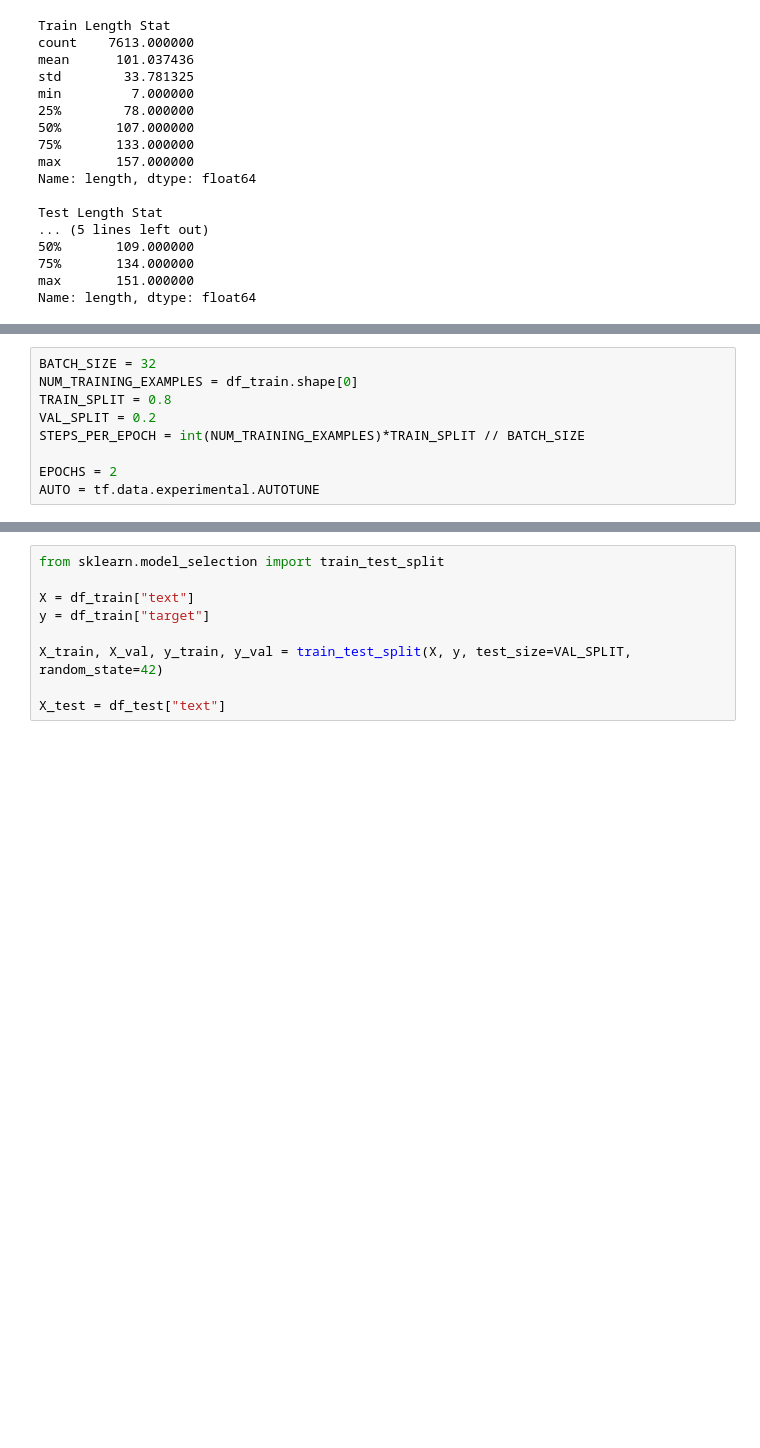
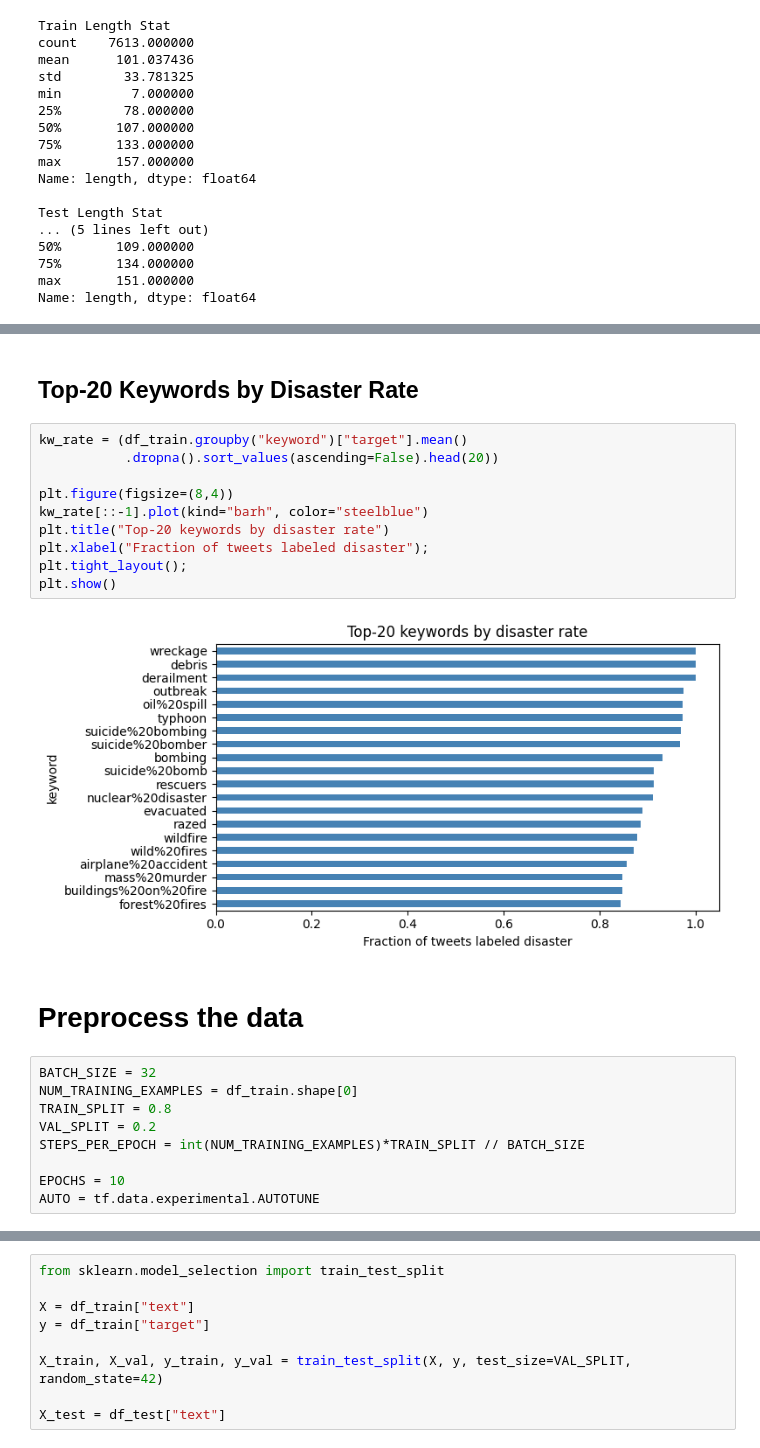
Before and after one commit to JamesFCoffey/ml-ds-techniques, a Jupyter notebook: notebooks/nlp_disaster_tweets.ipynb, the cells around one changed output, grey strips where cells are left out. Saved outputs shown, nothing was run; the diff lists cells and outputs as text; blank space fills up the shorter version.

```diff
--- a/notebooks/nlp_disaster_tweets.ipynb
+++ b/notebooks/nlp_disaster_tweets.ipynb
@@ -137,3 +163,19 @@ Note that all the tweets are in english.
+# %% [markdown]
+## Top‑20 Keywords by Disaster Rate
+# %%
+kw_rate = (df_train.groupby("keyword")["target"].mean()
+           .dropna().sort_values(ascending=False).head(20))
+
+plt.figure(figsize=(8,4))
+kw_rate[::-1].plot(kind="barh", color="steelblue")
+plt.title("Top‑20 keywords by disaster rate")
+plt.xlabel("Fraction of tweets labeled disaster");
+plt.tight_layout();
+plt.show()
+# %% [output]
+[figure, added]
+# %% [markdown]
+# Preprocess the data
 # %%
 BATCH_SIZE = 32
 NUM_TRAINING_EXAMPLES = df_train.shape[0]
@@ -141,5 +183,5 @@ TRAIN_SPLIT = 0.8
 VAL_SPLIT = 0.2
 STEPS_PER_EPOCH = int(NUM_TRAINING_EXAMPLES)*TRAIN_SPLIT // BATCH_SIZE
 
-EPOCHS = 2
+EPOCHS = 10
 AUTO = tf.data.experimental.AUTOTUNE
```
Also changed, not shown: parts of 30 cells of this notebook.
